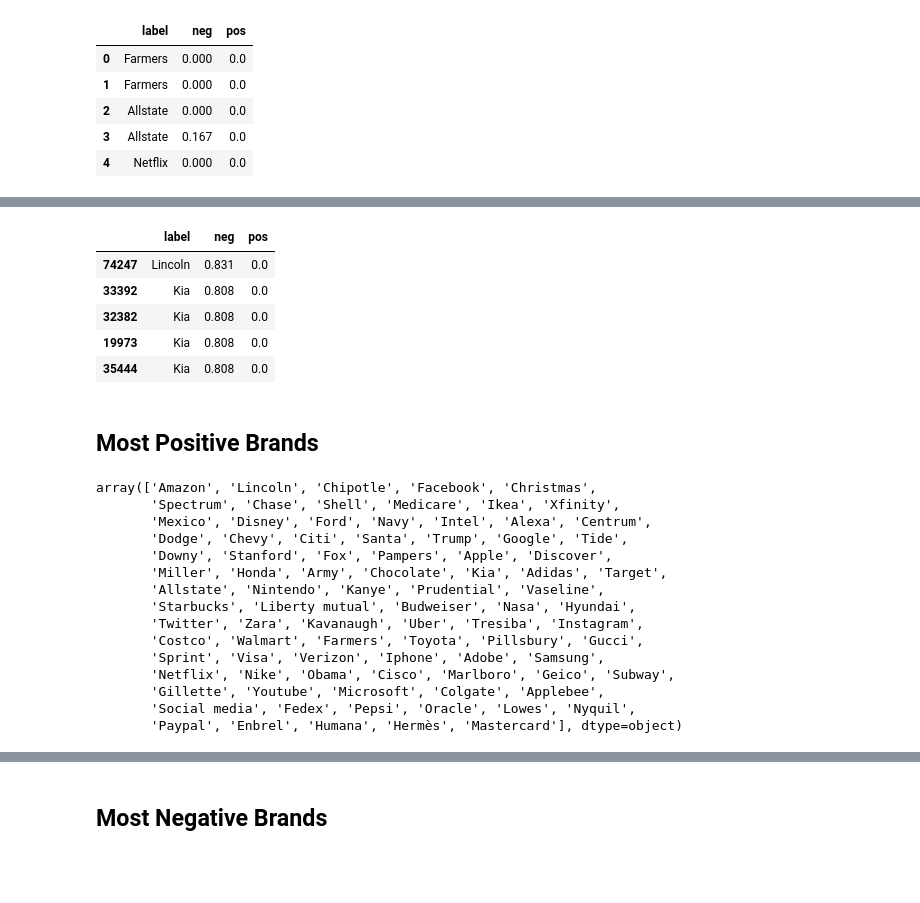
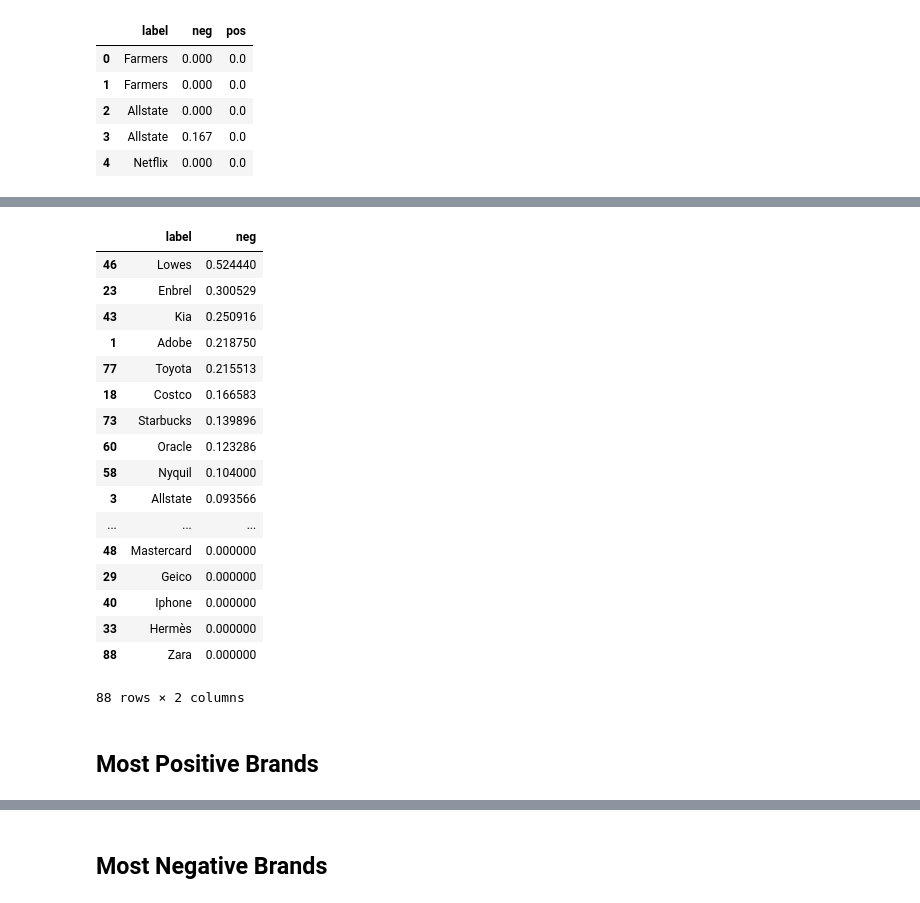
Before and after one commit to albertolovell/closed_caption_classifier, a Jupyter notebook: capstone.ipynb, the cells around one changed output, grey strips where cells are left out. Cells and saved outputs as stored; diff of their text form; code cells hidden in the pictures; blank space fills up the shorter version.

```diff
--- a/capstone.ipynb
+++ b/capstone.ipynb
@@ -419,3 +504,6 @@ sentiments.head()
 | 2 | Allstate | 0.000 | 0.0 |
 | 3 | Allstate | 0.167 | 0.0 |
 | 4 | Netflix | 0.000 | 0.0 |
+# %%
+grouped = sentiments.groupby(['label'], as_index=False).mean()
+grouped.head()
@@ -421,0 +517,3 @@ sentiments.head()
+# %%
+negative = grouped[['label', 'neg']]
+negative.head()
@@ -432,32 +559,24 @@ positive.head()
 # %%
-negative = sentiments.sort_values('neg', ascending=False)
-negative.head()
+neg = negative.sort_values(by=['neg'], ascending=False)
+neg
 # %% [output]
-|  | label | neg | pos |
-| 74247 | Lincoln | 0.831 | 0.0 |
-| 33392 | Kia | 0.808 | 0.0 |
-| 32382 | Kia | 0.808 | 0.0 |
-| 19973 | Kia | 0.808 | 0.0 |
-| 35444 | Kia | 0.808 | 0.0 |
+|  | label | neg |
+| 46 | Lowes | 0.524440 |
+| 23 | Enbrel | 0.300529 |
+| 43 | Kia | 0.250916 |
+| 1 | Adobe | 0.218750 |
+| 77 | Toyota | 0.215513 |
+| 18 | Costco | 0.166583 |
+| 73 | Starbucks | 0.139896 |
+| 60 | Oracle | 0.123286 |
+| 58 | Nyquil | 0.104000 |
+| 3 | Allstate | 0.093566 |
+| ... | ... | ... |
+| 48 | Mastercard | 0.000000 |
+| 29 | Geico | 0.000000 |
+| 40 | Iphone | 0.000000 |
+| 33 | Hermès | 0.000000 |
+| 88 | Zara | 0.000000 |
+88 rows × 2 columns
 # %% [markdown]
 ## Most Positive Brands
-# %%
-
-most_positive = positive['label'].unique()
-most_positive
-# %% [output]
-array(['Amazon', 'Lincoln', 'Chipotle', 'Facebook', 'Christmas',
-       'Spectrum', 'Chase', 'Shell', 'Medicare', 'Ikea', 'Xfinity',
-       'Mexico', 'Disney', 'Ford', 'Navy', 'Intel', 'Alexa', 'Centrum',
-       'Dodge', 'Chevy', 'Citi', 'Santa', 'Trump', 'Google', 'Tide',
-       'Downy', 'Stanford', 'Fox', 'Pampers', 'Apple', 'Discover',
-       'Miller', 'Honda', 'Army', 'Chocolate', 'Kia', 'Adidas', 'Target',
-       'Allstate', 'Nintendo', 'Kanye', 'Prudential', 'Vaseline',
-       'Starbucks', 'Liberty mutual', 'Budweiser', 'Nasa', 'Hyundai',
-       'Twitter', 'Zara', 'Kavanaugh', 'Uber', 'Tresiba', 'Instagram',
-       'Costco', 'Walmart', 'Farmers', 'Toyota', 'Pillsbury', 'Gucci',
-       'Sprint', 'Visa', 'Verizon', 'Iphone', 'Adobe', 'Samsung',
-       'Netflix', 'Nike', 'Obama', 'Cisco', 'Marlboro', 'Geico', 'Subway',
-       'Gillette', 'Youtube', 'Microsoft', 'Colgate', 'Applebee',
-       'Social media', 'Fedex', 'Pepsi', 'Oracle', 'Lowes', 'Nyquil',
-       'Paypal', 'Enbrel', 'Humana', 'Hermès', 'Mastercard'], dtype=object)
```
Also changed, not shown: parts of 25 cells of this notebook, 2 other files.
